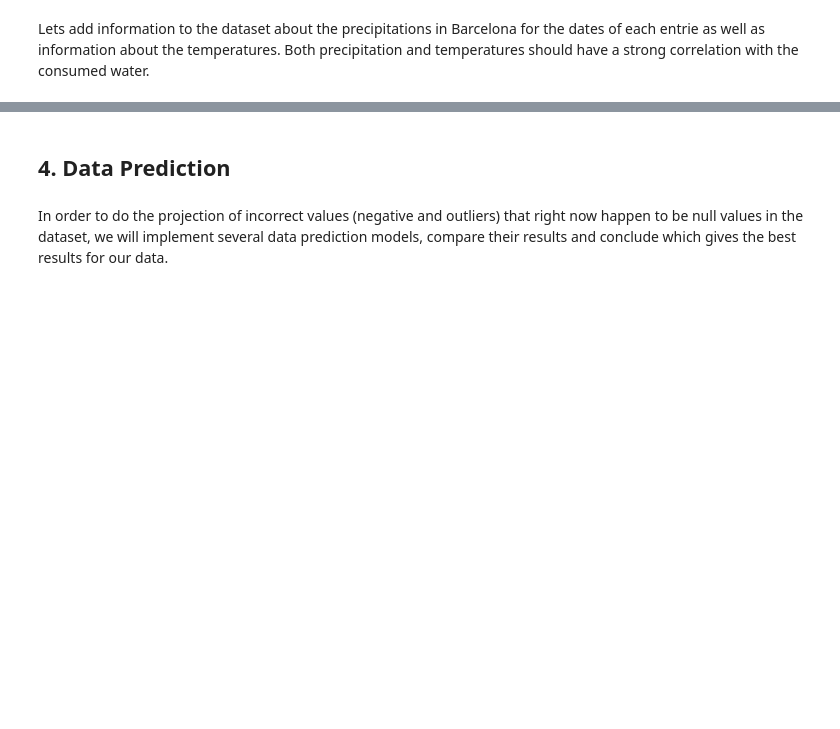
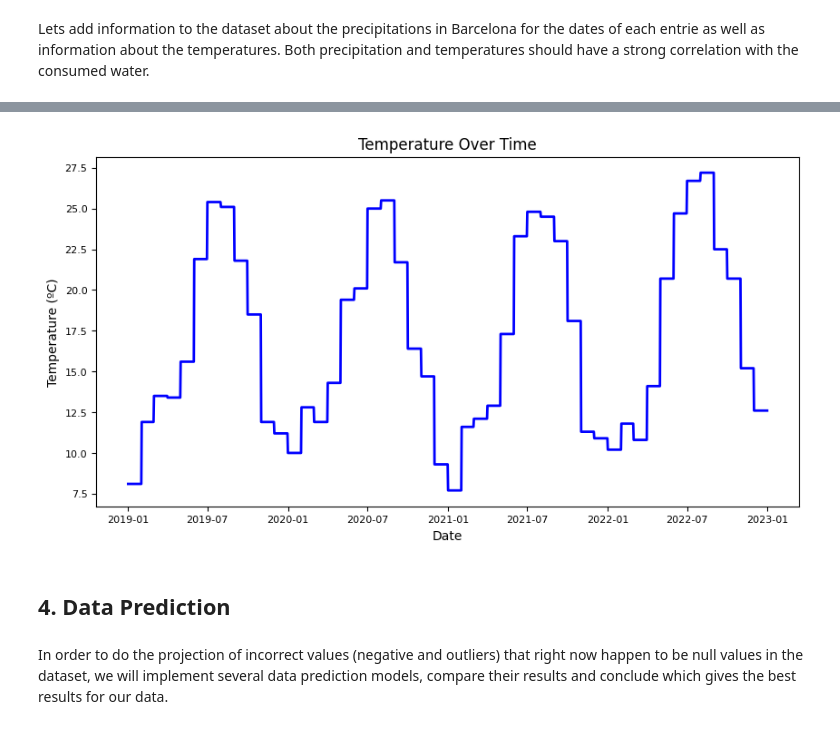
Before and after one commit to edithruizz/TFG, a Jupyter notebook: Python_Notebooks/dataset1_activitat_eco_v2.ipynb, the cells around one changed output, grey strips where cells are left out. Cells and saved outputs as stored; diff of their text form; code cells hidden in the pictures; blank space fills up the shorter version.

```diff
--- a/Python_Notebooks/dataset1_activitat_eco_v2.ipynb
+++ b/Python_Notebooks/dataset1_activitat_eco_v2.ipynb
@@ -348,12 +530,6 @@ def map_to_temperature(dataset_filtered, dataset_temp):
 
     return merged_data
 
-half = len(dataset_1_act_eco_filtered) // 2
-first_half = dataset_1_act_eco_filtered.iloc[:half]
-second_half = dataset_1_act_eco_filtered.iloc[half:]
-
-first_half = map_to_temperature(dataset_1_act_eco_filtered, dataset_rain)
-second_half = map_to_temperature(dataset_1_act_eco_filtered, dataset_rain)
-dataset_1_act_eco_filtered = pd.concat([first_half, second_half])
+dataset_1_act_eco_filtered = map_to_temperature(dataset_1_act_eco_filtered, dataset_temp)
 dataset_1_act_eco_filtered.rename(columns = {'Temperatura': 'Temperature'}, inplace=True)
 dataset_1_act_eco_filtered.head()
@@ -360,3 +543,16 @@ dataset_1_act_eco_filtered.head()
+# %%
+# Temperature Over Time
+df_sorted = dataset_1_act_eco_filtered.sort_values(by='Date')
+plt.figure(figsize=(10, 5))
+plt.plot(df_sorted['Date'], df_sorted['Temperature'], color='blue', linewidth=2)
+plt.xlabel('Date', fontsize=10)
+plt.ylabel('Temperature (ºC)', fontsize=10)
+plt.title('Temperature Over Time', fontsize=12)
+plt.xticks(fontsize=8)
+plt.yticks(fontsize=8)
+plt.show()
+# %% [output]
+[figure, added]
 # %% [markdown]
 ## 4. Data Prediction
 # %% [markdown]
```
Also changed, not shown: parts of 37 cells of this notebook, 2 other files.
